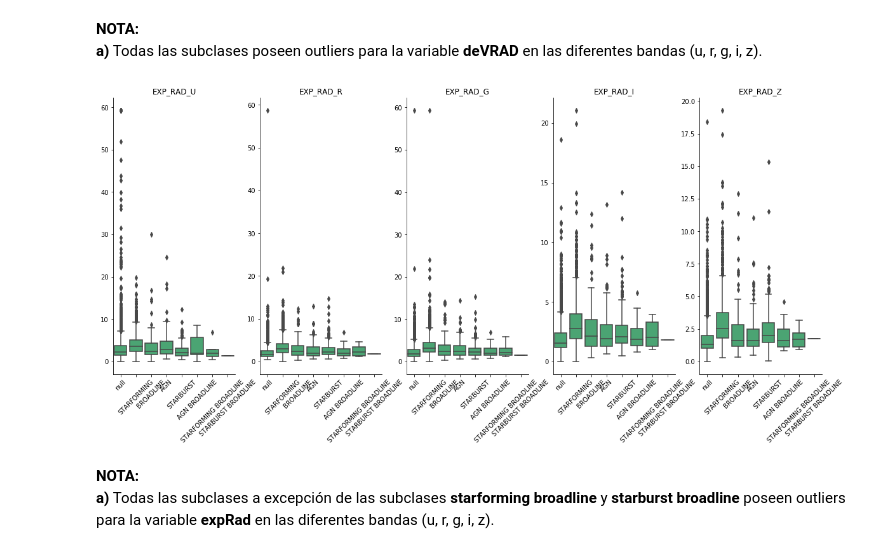
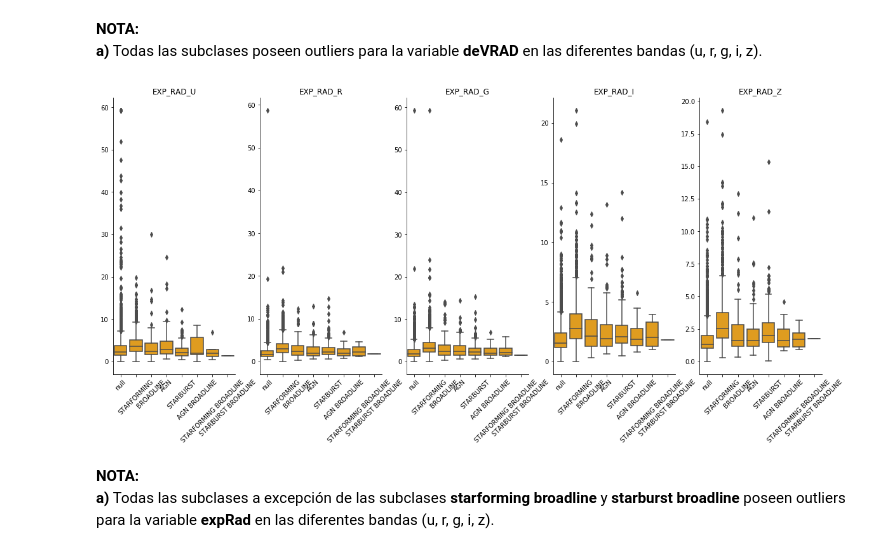
Before and after one commit to leoborgnino/mentoria-astro-datos, a Jupyter notebook: 1_Analisis_y_Visualizacion.ipynb, the cells around one changed output. Cells and saved outputs as stored; diff of their text form; code cells hidden in the pictures.

```diff
--- a/1_Analisis_y_Visualizacion.ipynb
+++ b/1_Analisis_y_Visualizacion.ipynb
@@ -540,7 +494,7 @@ seaborn.despine()
 plt.figure (figsize=(20,8))
 
 plt.subplot(151)
-plt1=seaborn.boxplot(data=data, color='mediumseagreen', x='subClass', y='expRad_u')
+plt1=seaborn.boxplot(data=data, color='orange', x='subClass', y='expRad_u')
 plt.title('EXP_RAD_U')
 plt.ylabel('')
 plt.xlabel('')
@@ -548,38 +502,38 @@ plt.xticks(rotation=45)
 seaborn.despine()
 
 plt.subplot(152)
-plt3=seaborn.boxplot(data=data, color='mediumseagreen', x='subClass', y='expRad_r')
+plt3=seaborn.boxplot(data=data, color='orange', x='subClass', y='expRad_r')
 plt.title('EXP_RAD_R')
 plt.ylabel('')
 plt.xlabel('')
 plt.xticks(rotation=45)
 seaborn.despine()
 
 plt.subplot(153)
-plt5=seaborn.boxplot(data=data, color='mediumseagreen', x='subClass', y='expRad_g')
+plt5=seaborn.boxplot(data=data, color='orange', x='subClass', y='expRad_g')
 plt.title('EXP_RAD_G')
 plt.ylabel('')
 plt.xlabel('')
 plt.xticks(rotation=45)
 seaborn.despine()
 
 plt.subplot(154)
-plt7=seaborn.boxplot(data=data, color='mediumseagreen', x='subClass', y='expRad_i')
+plt7=seaborn.boxplot(data=data, color='orange', x='subClass', y='expRad_i')
 plt.title('EXP_RAD_I')
 plt.ylabel('')
 plt.xlabel('')
 plt.xticks(rotation=45)
 seaborn.despine()
 
 plt.subplot(155)
-plt9=seaborn.boxplot(data=data, color='mediumseagreen', x='subClass', y='expRad_z')
+plt9=seaborn.boxplot(data=data, color='orange', x='subClass', y='expRad_z')
 plt.title('EXP_RAD_Z')
 plt.ylabel('')
 plt.xlabel('')
 plt.xticks(rotation=45)
 seaborn.despine()
 # %% [output]
-[figure, old version]
+[figure, new version]
 # %% [markdown]
 **NOTA:**
 **a)** Todas las subclases a excepción de las subclases **starforming broadline** y **starburst broadline** poseen outliers para la variable **expRad** en las diferentes bandas (u, r, g, i, z).
```
Also changed, not shown: parts of 22 cells of this notebook.
